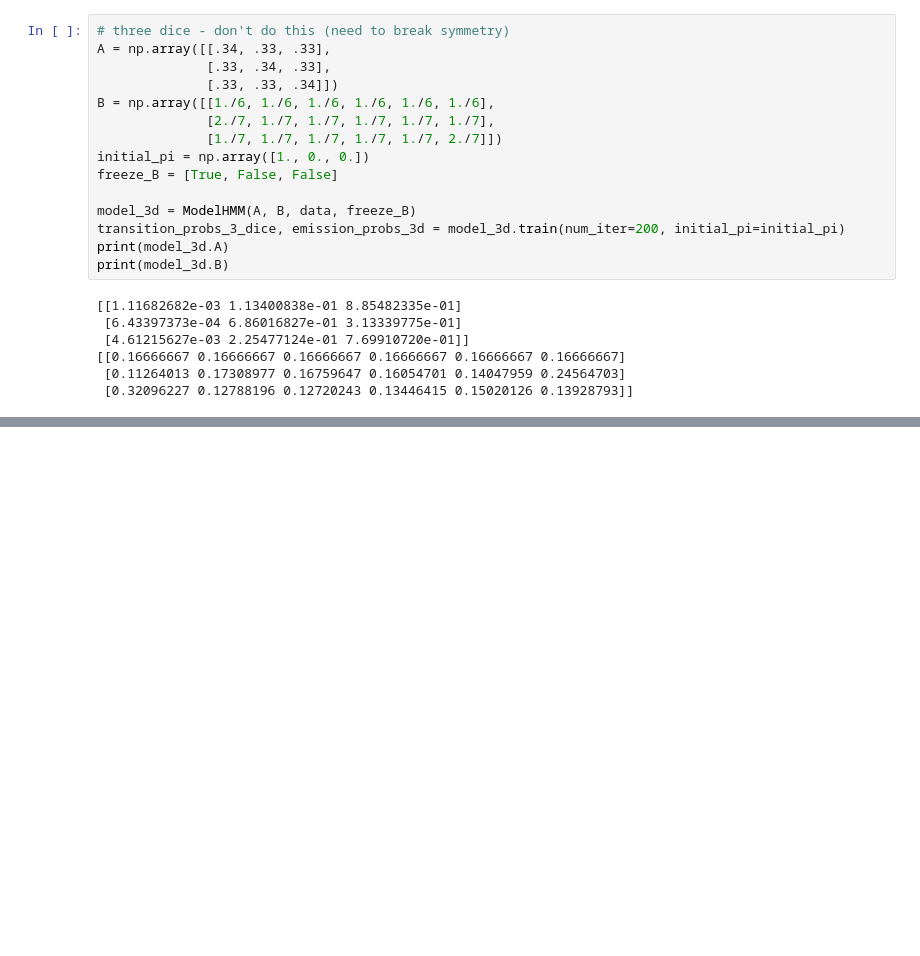
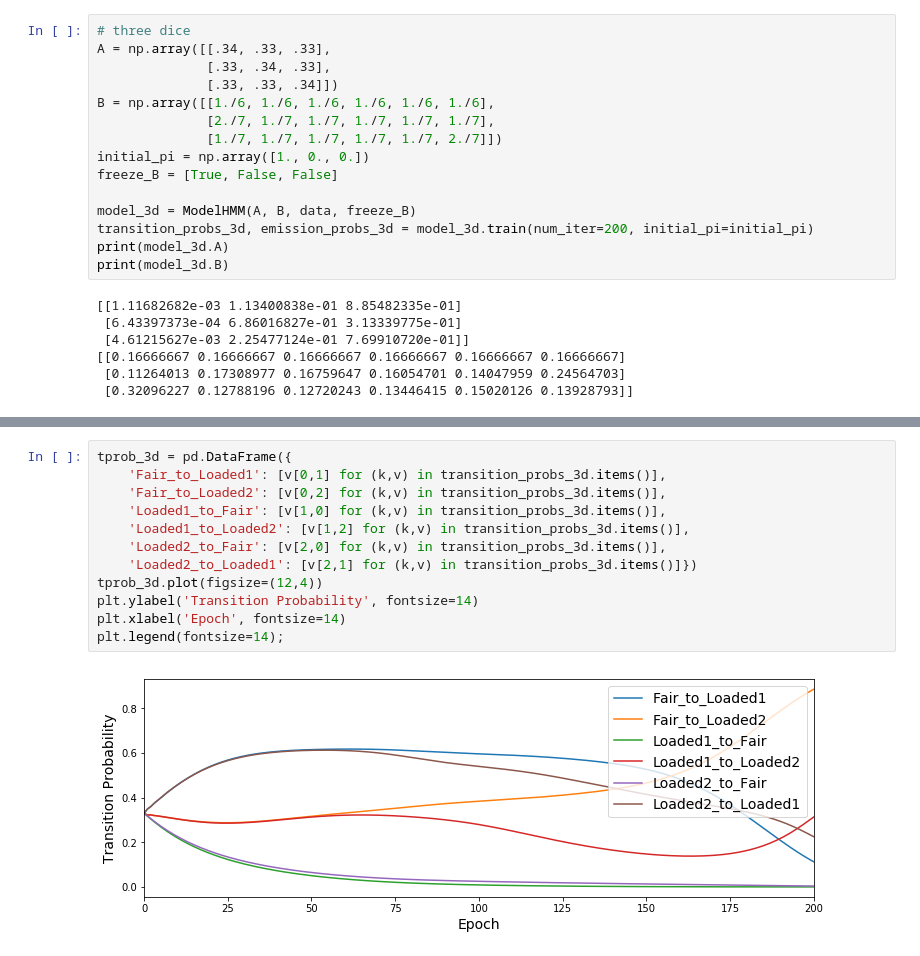
Before and after one commit to nyjgary/probabilistic-graphical-models, a Jupyter notebook: hwk2-hmm/hw2_code.ipynb, the cells around one changed output, grey strips where cells are left out. Drawn from its saved outputs; the diff is of its cells as text; blank space fills up the shorter version.

```diff
--- a/hwk2-hmm/hw2_code.ipynb
+++ b/hwk2-hmm/hw2_code.ipynb
@@ -156,5 +208,5 @@ print(model_2d.B)
 # %%
-# three dice - don't do this (need to break symmetry)
+# three dice
 A = np.array([[.34, .33, .33],
               [.33, .34, .33],
               [.33, .33, .34]])
@@ -165,7 +217,7 @@ initial_pi = np.array([1., 0., 0.])
 freeze_B = [True, False, False]
 
 model_3d = ModelHMM(A, B, data, freeze_B)
-transition_probs_3_dice, emission_probs_3d = model_3d.train(num_iter=200, initial_pi=initial_pi)
+transition_probs_3d, emission_probs_3d = model_3d.train(num_iter=200, initial_pi=initial_pi)
 print(model_3d.A)
 print(model_3d.B)
 # %% [output]
@@ -177,0 +246,14 @@ print(model_3d.B)
+# %%
+tprob_3d = pd.DataFrame({
+    'Fair_to_Loaded1': [v[0,1] for (k,v) in transition_probs_3d.items()],
+    'Fair_to_Loaded2': [v[0,2] for (k,v) in transition_probs_3d.items()],
+    'Loaded1_to_Fair': [v[1,0] for (k,v) in transition_probs_3d.items()],
+    'Loaded1_to_Loaded2': [v[1,2] for (k,v) in transition_probs_3d.items()],
+    'Loaded2_to_Fair': [v[2,0] for (k,v) in transition_probs_3d.items()],
+    'Loaded2_to_Loaded1': [v[2,1] for (k,v) in transition_probs_3d.items()]})
+tprob_3d.plot(figsize=(12,4))
+plt.ylabel('Transition Probability', fontsize=14)
+plt.xlabel('Epoch', fontsize=14)
+plt.legend(fontsize=14);
+# %% [output]
+[figure, added]
```
Also changed, not shown: parts of 18 cells of this notebook.
